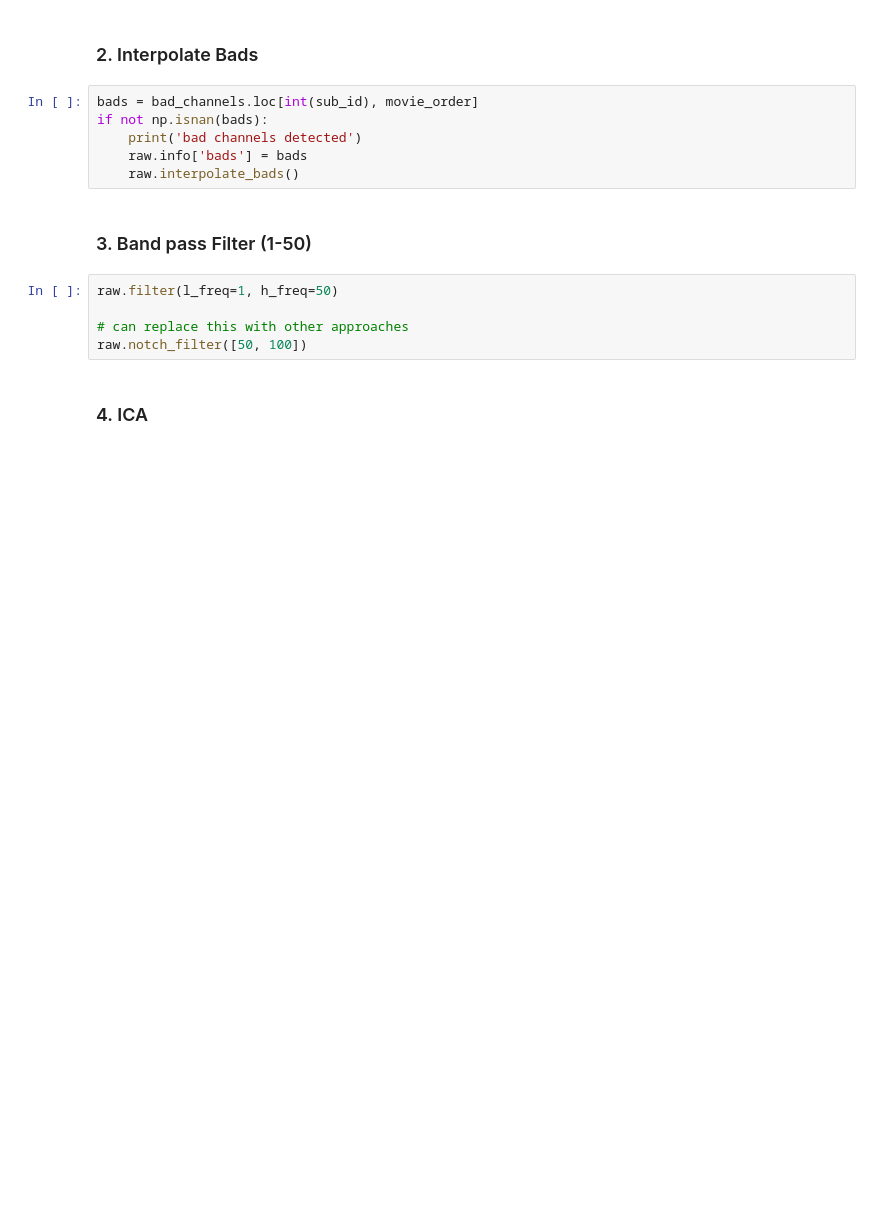
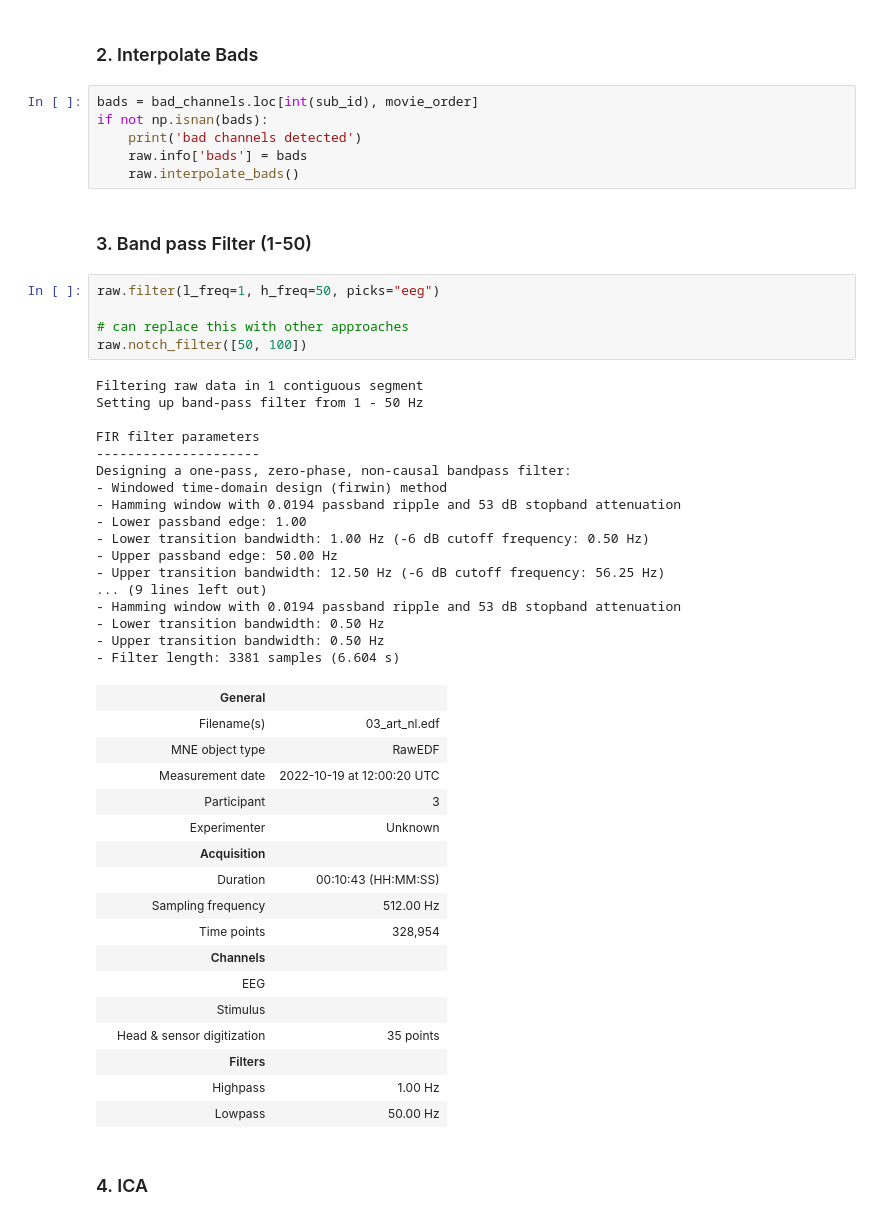
Before and after one commit to Yeganehfrh/MovieEEG-SourcePipeline, a Jupyter notebook: notebooks/Preprocessing.ipynb, the cells around one changed output. Drawn from its saved outputs; the diff is of its cells as text; blank space fills up the shorter version.

```diff
--- a/notebooks/Preprocessing.ipynb
+++ b/notebooks/Preprocessing.ipynb
@@ -295,10 +299,45 @@ if not np.isnan(bads):
 # %% [markdown]
 ### 3. Band pass Filter (1-50)
 # %%
-raw.filter(l_freq=1, h_freq=50)
+raw.filter(l_freq=1, h_freq=50, picks="eeg")
 
 # can replace this with other approaches
 raw.notch_filter([50, 100])
+# %% [output]
+Filtering raw data in 1 contiguous segment
+Setting up band-pass filter from 1 - 50 Hz
+
+FIR filter parameters
+---------------------
+Designing a one-pass, zero-phase, non-causal bandpass filter:
+- Windowed time-domain design (firwin) method
+- Hamming window with 0.0194 passband ripple and 53 dB stopband attenuation
+- Lower passband edge: 1.00
+- Lower transition bandwidth: 1.00 Hz (-6 dB cutoff frequency: 0.50 Hz)
+- Upper passband edge: 50.00 Hz
+- Upper transition bandwidth: 12.50 Hz (-6 dB cutoff frequency: 56.25 Hz)
+... (9 lines left out)
+- Hamming window with 0.0194 passband ripple and 53 dB stopband attenuation
+- Lower transition bandwidth: 0.50 Hz
+- Upper transition bandwidth: 0.50 Hz
+- Filter length: 3381 samples (6.604 s)
+|  | General |  |
+|  | Filename(s) | 03_art_nl.edf |
+|  | MNE object type | RawEDF |
+|  | Measurement date | 2022-10-19 at 12:00:20 UTC |
+|  | Participant | 3 |
+|  | Experimenter | Unknown |
+|  | Acquisition |  |
+|  | Duration | 00:10:43 (HH:MM:SS) |
+|  | Sampling frequency | 512.00 Hz |
+|  | Time points | 328,954 |
+|  | Channels |  |
+|  | EEG |  |
+|  | Stimulus |  |
+|  | Head & sensor digitization | 35 points |
+|  | Filters |  |
+|  | Highpass | 1.00 Hz |
+|  | Lowpass | 50.00 Hz |
 # %% [markdown]
 ### 4. ICA
 # %%
```
Also changed, not shown: parts of 5 cells of this notebook.
